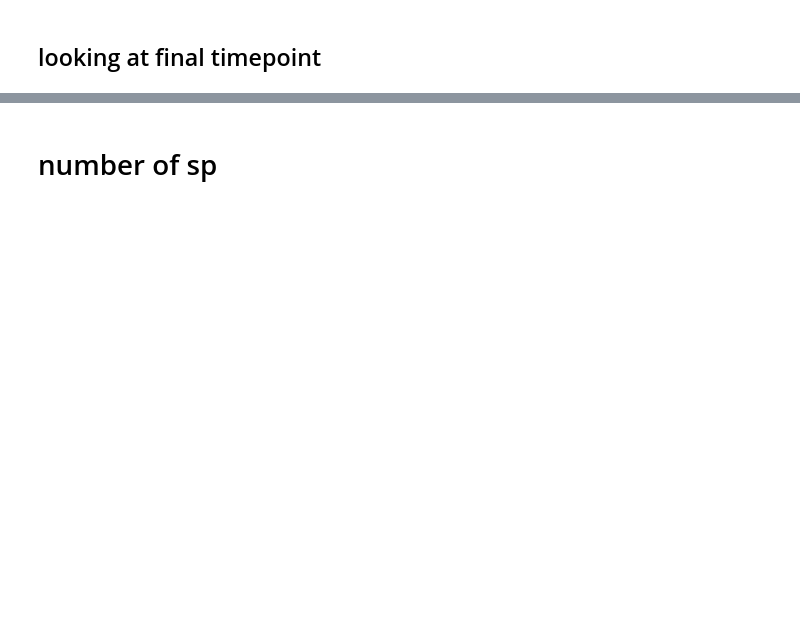
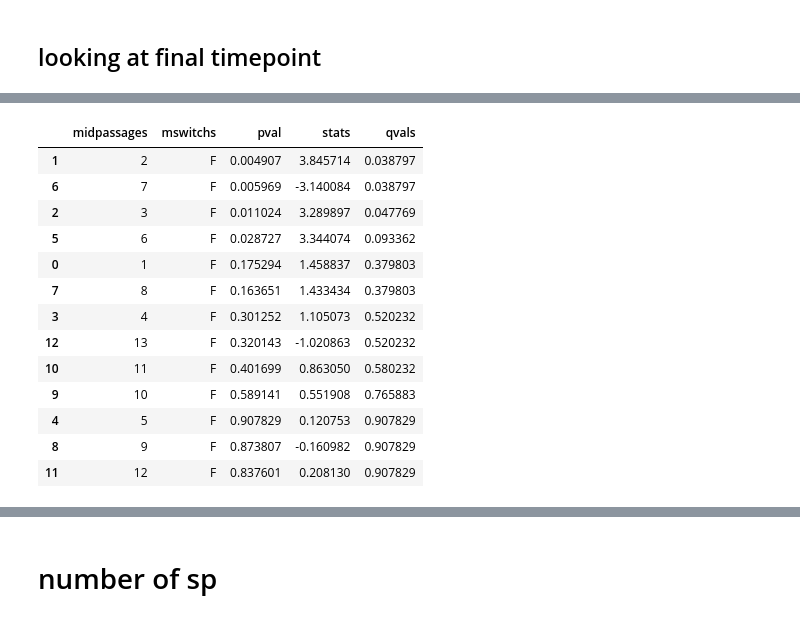
Before and after one commit to sophiejwalton/coalescence-pilot-mgx, a Jupyter notebook: workflow/analysis/coalescence_JSD_fig2.ipynb, the cells around one changed output, grey strips where cells are left out. Cells and saved outputs as stored; diff of their text form; code cells hidden in the pictures; blank space fills up the shorter version.

```diff
--- a/workflow/analysis/coalescence_JSD_fig2.ipynb
+++ b/workflow/analysis/coalescence_JSD_fig2.ipynb
@@ -237,0 +389,13 @@ df_abun['parent_subjects'].unique()
+# %%
+df_abun = pd.read_csv('e003_coalescence_metadata_round4_abundances.csv')
+df_abun.loc[df_abun['relative_abundance']<1e-3,'relative_abundance']=1e-3
+df_abun['AC']=df_abun['parent_subjects'].transform(lambda x: 'AC' in x)
+df_abun=df_abun.loc[~df_abun['AC'],:]
+df_abun= df_abun.loc[df_abun['type_mesocosm'].isin(['AA-AA-mGAM-mGAM','AA-AA-mBHI-mBHI',
+                                                    'AE-AE-mGAM-mGAM','AA-AE-mBHI-mBHI',
+                                                    'AF-AF-mGAM-mGAM','AF-AF-mBHI-mBHI',]),:]
+df_abun['subject']=df_abun['type_mesocosm'].transform(lambda x: x.split('-')[0])
+df_abun['media']=df_abun['type_mesocosm'].transform(lambda x: x.split('-')[-1])
+df_abun['og_type_meso'] = df_abun['subject']+'-'+df_abun['media']
+df_abun['og_type_meso']
+df_abun['passage']=df_abun['passage']+7
@@ -237,0 +484,51 @@ df_abun['parent_subjects'].unique()
+# %%
+import itertools
+from scipy.stats import false_discovery_control
+from scipy.stats import ttest_ind
+def statistic(x, y, axis):
+    return np.median(x, axis=axis) - np.median(y, axis=axis)
+
+from scipy.stats import permutation_test
+midpassages = []
+mswitchs=[]
+pvalues = []
+df_pairwise_JSD_good['mswitch']='F'
+stats = []
+for p1p2 in [('0-1','1-2'),('1-2','2-3'),('2-3','3-4'),('3-4','4-5'),('4-5','5-6'),('5-6','6-7'),('6-7','7-8'),
+            ('7-8','8-9'), ('8-9','9-10'),('9-10','10-11'), ('10-11','11-12'),('11-12','12-13'),('12-13','13-14'),
+            ]:
+    p1p21,p1p22= p1p2
+    midpassage = p1p21.split('-')[-1]
+    if p1p2 == ('0-1','6-7'):
+        midpassage ='pp'
+    for i in ['F']:
+        midpassages.append(midpassage)
+        mswitchs.append(i)
+        p1p2_df =  df_pairwise_JSD_good.loc[df_pairwise_JSD_good['mswitch']==i,:]
+
+        x=p1p2_df.loc[p1p2_df['passage1-passage2']==p1p21,'JSD'].values
+        y=p1p2_df.loc[p1p2_df['passage1-passage2']==p1p22,'JSD'].values
+      #  res = permutation_test((x,y),statistic, vectorized=True,permutation_type='independent',
+       #                    n_resamples=10000, alternative='greater')
+        res = ttest_ind(x,y)
+        pvalues.append(res.pvalue)
+        stats.append(res.statistic)
+qvals = false_discovery_control(pvalues)
+df = pd.DataFrame({'midpassages':midpassages, 'mswitchs':mswitchs,
+                   'pval':pvalues ,'stats':stats,'qvals':qvals})
+df.sort_values(by='qvals')
+# %% [output]
+|  | midpassages | mswitchs | pval | stats | qvals |
+| 1 | 2 | F | 0.004907 | 3.845714 | 0.038797 |
+| 6 | 7 | F | 0.005969 | -3.140084 | 0.038797 |
+| 2 | 3 | F | 0.011024 | 3.289897 | 0.047769 |
+| 5 | 6 | F | 0.028727 | 3.344074 | 0.093362 |
+| 0 | 1 | F | 0.175294 | 1.458837 | 0.379803 |
+| 7 | 8 | F | 0.163651 | 1.433434 | 0.379803 |
+| 3 | 4 | F | 0.301252 | 1.105073 | 0.520232 |
+| 12 | 13 | F | 0.320143 | -1.020863 | 0.520232 |
+| 10 | 11 | F | 0.401699 | 0.863050 | 0.580232 |
+| 9 | 10 | F | 0.589141 | 0.551908 | 0.765883 |
+| 4 | 5 | F | 0.907829 | 0.120753 | 0.907829 |
+| 8 | 9 | F | 0.873807 | -0.160982 | 0.907829 |
+| 11 | 12 | F | 0.837601 | 0.208130 | 0.907829 |
```
Also changed, not shown: parts of 41 cells of this notebook, 17 other files.
